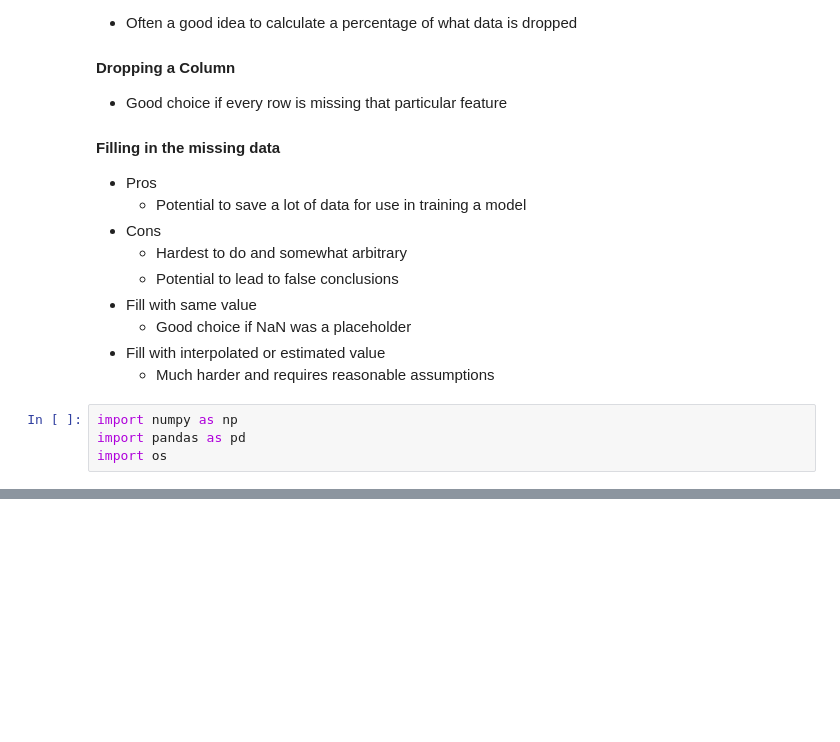
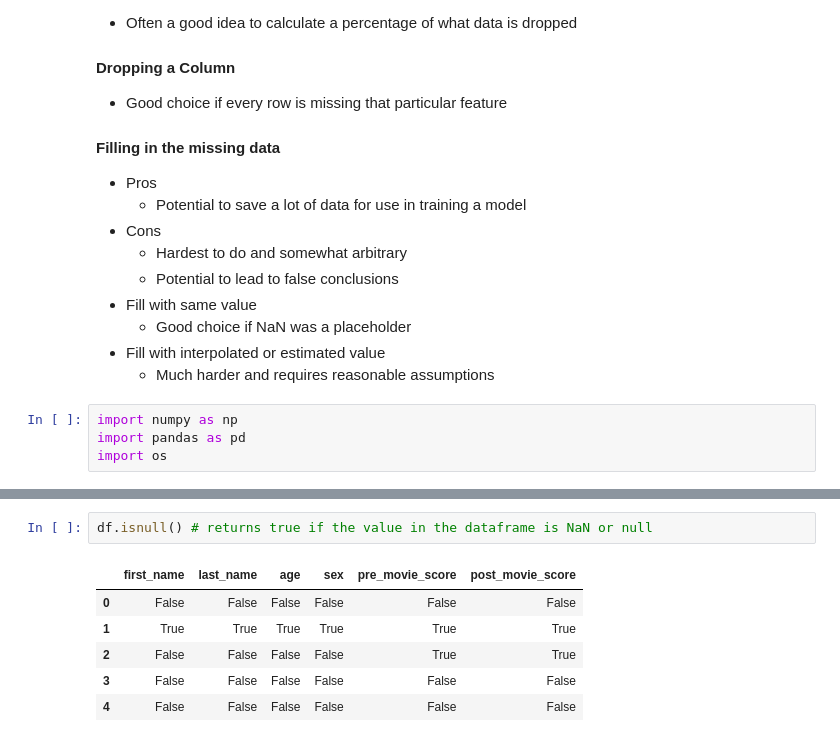
Before and after one commit to giftos1/Data-Science-and-Machine-Learning, a Jupyter notebook: my_notes/Pandas/04_my_missing_data_notes.ipynb, the cells around one changed output, grey strips where cells are left out. Drawn from its saved outputs; the diff is of its cells as text; blank space fills up the shorter version.

```diff
--- a/my_notes/Pandas/04_my_missing_data_notes.ipynb
+++ b/my_notes/Pandas/04_my_missing_data_notes.ipynb
@@ -42,0 +74,9 @@ import os
+# %%
+df.isnull() # returns true if the value in the dataframe is NaN or null
+# %% [output]
+|  | first_name | last_name | age | sex | pre_movie_score | post_movie_score |
+| 0 | False | False | False | False | False | False |
+| 1 | True | True | True | True | True | True |
+| 2 | False | False | False | False | True | True |
+| 3 | False | False | False | False | False | False |
+| 4 | False | False | False | False | False | False |
```
Also changed, not shown: parts of 27 cells of this notebook.
